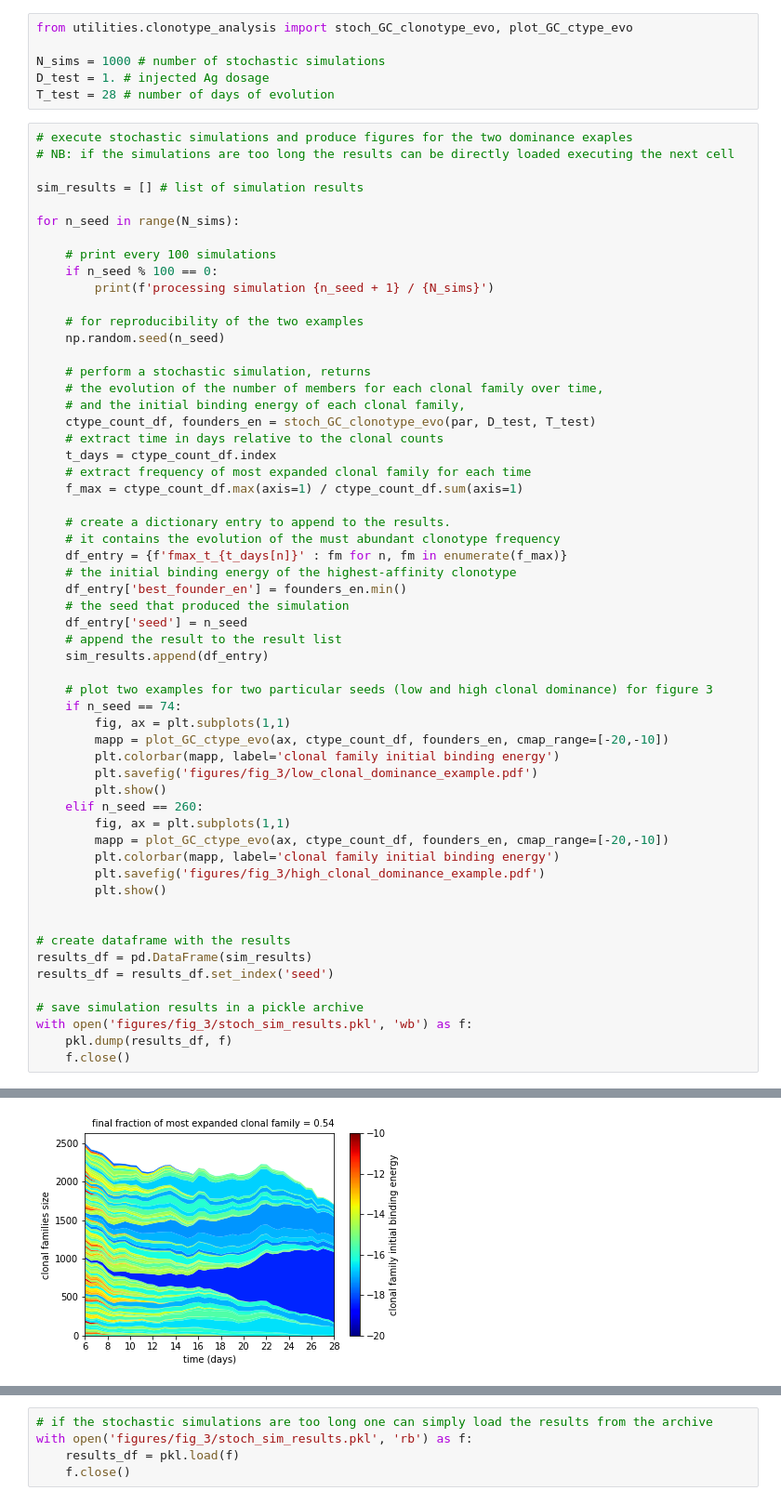
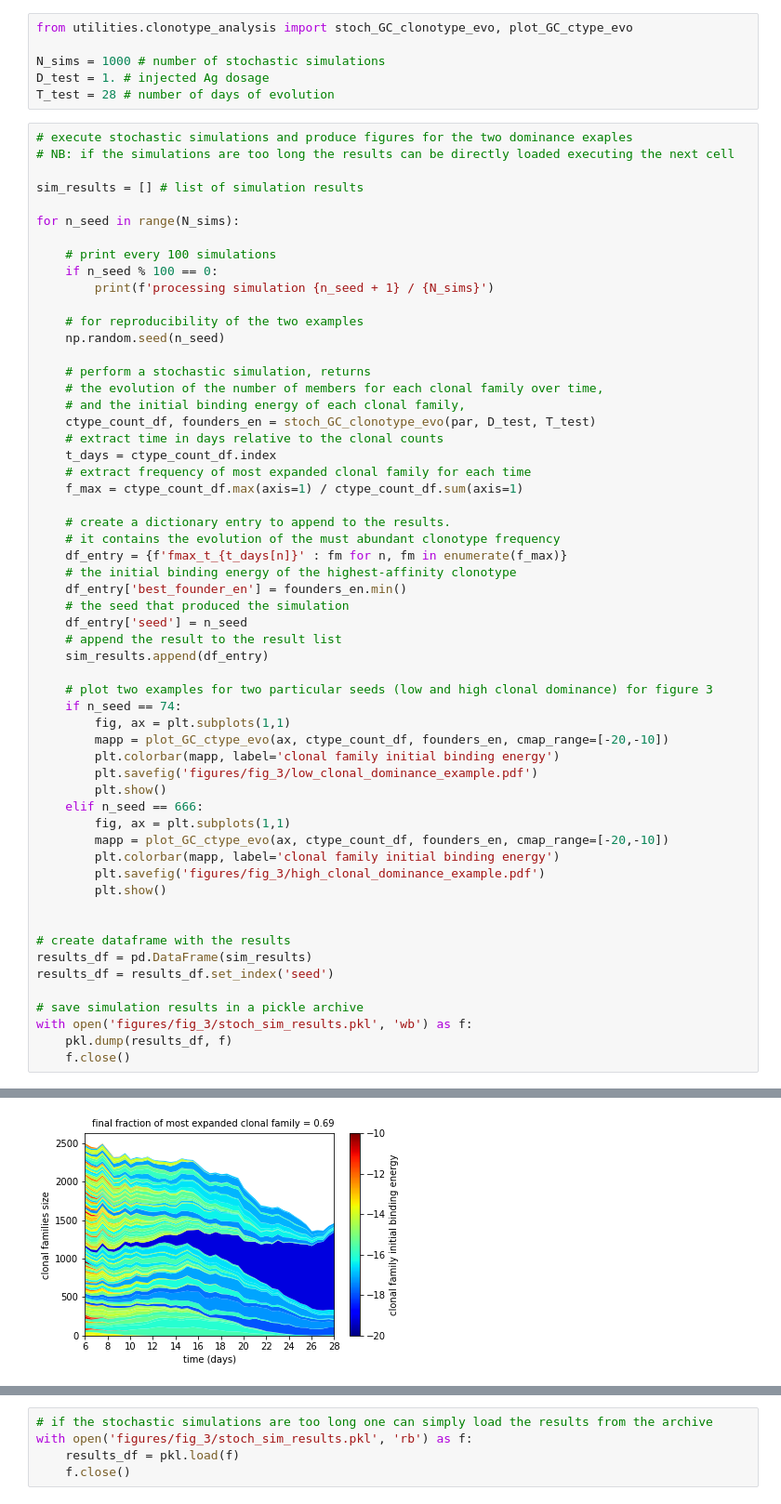
Before and after one commit to mmolari/affinity_maturation, a Jupyter notebook: figure_3.ipynb, the cells around one changed output, grey strips where cells are left out. Shown at 93% size. Cells and saved outputs as stored; diff of their text form.

```diff
--- a/figure_3.ipynb
+++ b/figure_3.ipynb
@@ -64,7 +64,7 @@ for n_seed in range(N_sims):
         plt.colorbar(mapp, label='clonal family initial binding energy')
         plt.savefig('figures/fig_3/low_clonal_dominance_example.pdf')
         plt.show()
-    elif n_seed == 260:
+    elif n_seed == 666:
         fig, ax = plt.subplots(1,1)
         mapp = plot_GC_ctype_evo(ax, ctype_count_df, founders_en, cmap_range=[-20,-10])
         plt.colorbar(mapp, label='clonal family initial binding energy')
@@ -88 +92 @@ processing simulation 201 / 1000
-[figure, old version]
+[figure, new version]
```
Also changed, not shown: parts of 4 cells of this notebook, 11 other files.
